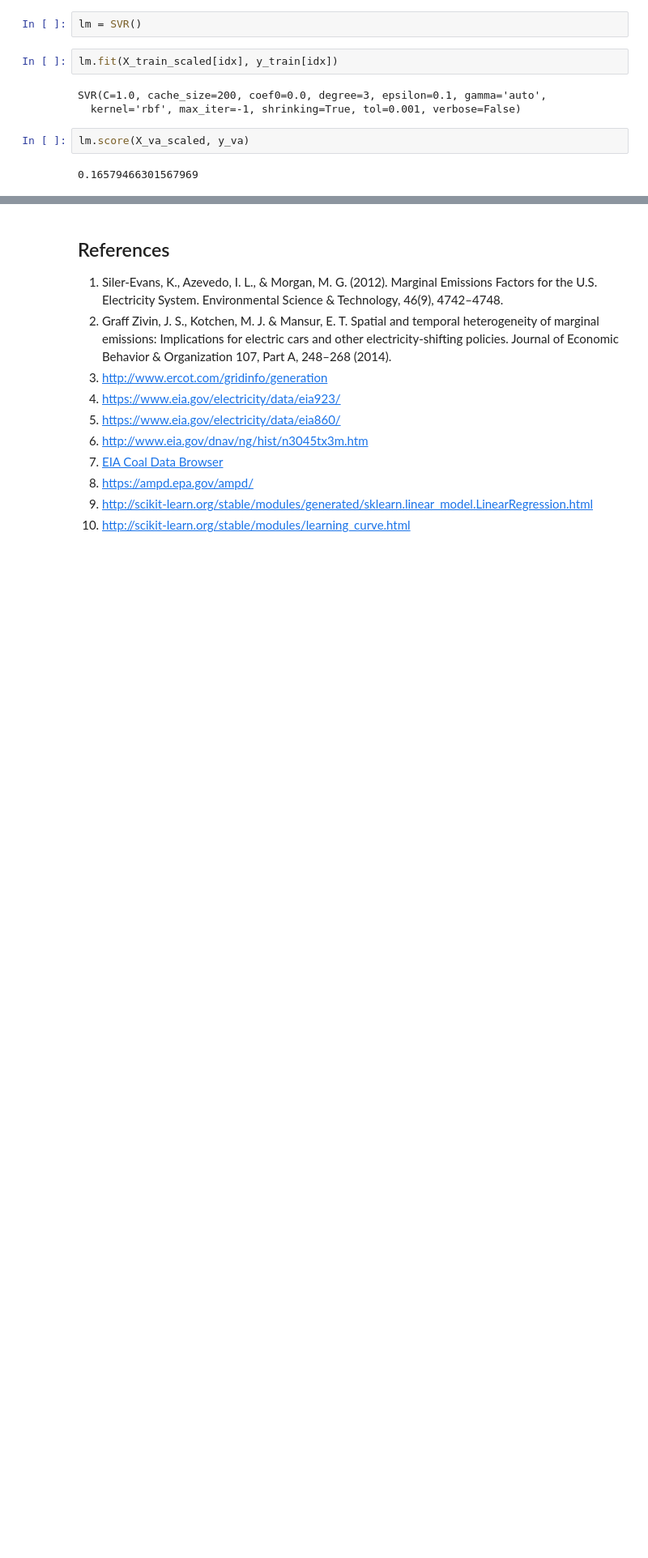
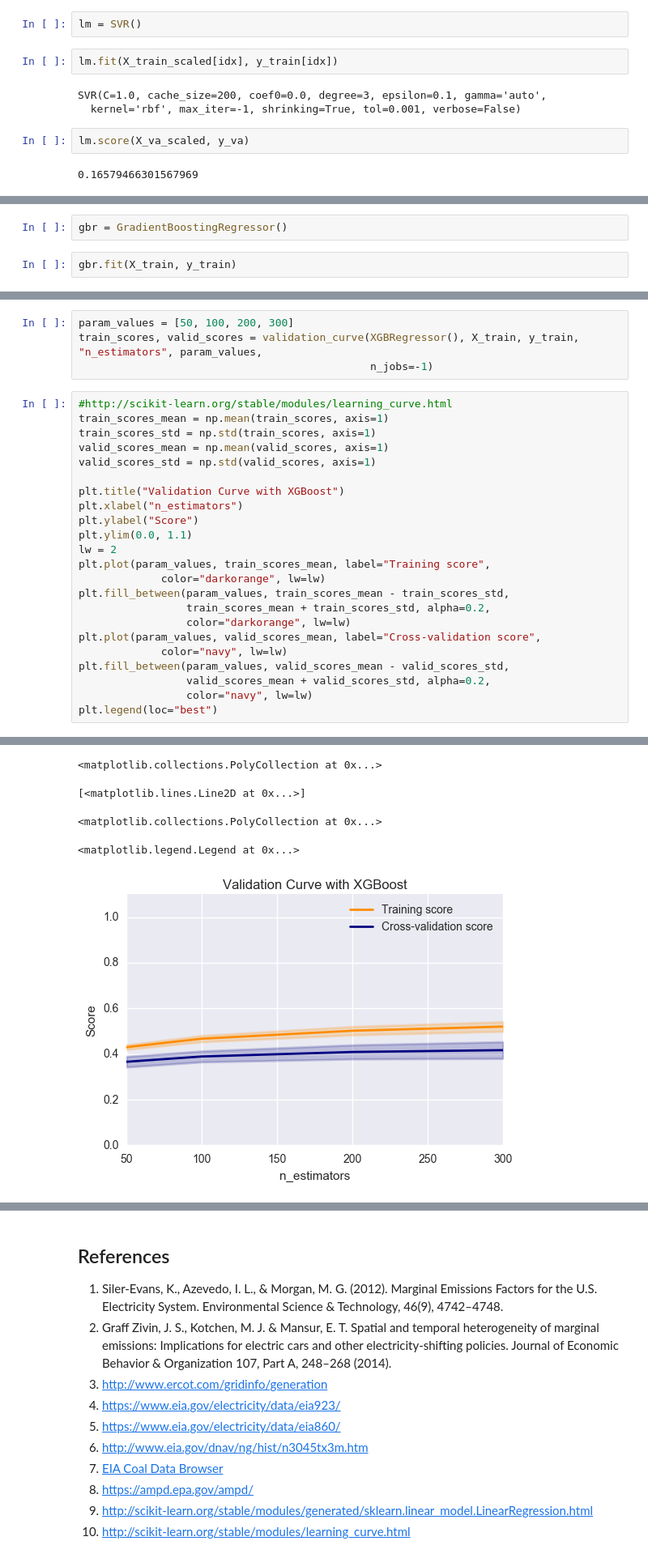
Before and after one commit to gschivley/ERCOT_power, a Jupyter notebook: Final report/Final Report.ipynb, the cells around one changed output, grey strips where cells are left out. Shown at 81% size. Cells and saved outputs as stored; diff of their text form; blank space fills up the shorter version.

```diff
--- a/Final report/Final Report.ipynb
+++ b/Final report/Final Report.ipynb
@@ -1081,0 +1082,4 @@ Since none of the previous methods were able to able to predict the change in cl
+# %%
+gbr = GradientBoostingRegressor()
+# %%
+gbr.fit(X_train, y_train)
@@ -1081,0 +1102,28 @@ Since none of the previous methods were able to able to predict the change in cl
+# %%
+param_values = [50, 100, 200, 300]
+train_scores, valid_scores = validation_curve(XGBRegressor(), X_train, y_train, "n_estimators", param_values,
+                                              n_jobs=-1)
+# %%
+#http://scikit-learn.org/stable/modules/learning_curve.html
+train_scores_mean = np.mean(train_scores, axis=1)
+train_scores_std = np.std(train_scores, axis=1)
+valid_scores_mean = np.mean(valid_scores, axis=1)
+valid_scores_std = np.std(valid_scores, axis=1)
+
+plt.title("Validation Curve with XGBoost")
+plt.xlabel("n_estimators")
+plt.ylabel("Score")
+plt.ylim(0.0, 1.1)
+lw = 2
+plt.plot(param_values, train_scores_mean, label="Training score",
+             color="darkorange", lw=lw)
+plt.fill_between(param_values, train_scores_mean - train_scores_std,
+                 train_scores_mean + train_scores_std, alpha=0.2,
+                 color="darkorange", lw=lw)
+plt.plot(param_values, valid_scores_mean, label="Cross-validation score",
+             color="navy", lw=lw)
+plt.fill_between(param_values, valid_scores_mean - valid_scores_std,
+                 valid_scores_mean + valid_scores_std, alpha=0.2,
+                 color="navy", lw=lw)
+plt.legend(loc="best")
+# %% [output]
@@ -1081,0 +1135,5 @@ Since none of the previous methods were able to able to predict the change in cl
+<matplotlib.collections.PolyCollection at 0x...>
+[<matplotlib.lines.Line2D at 0x...>]
+<matplotlib.collections.PolyCollection at 0x...>
+<matplotlib.legend.Legend at 0x...>
+[figure, added]
```
Also changed, not shown: parts of 28 cells of this notebook.
